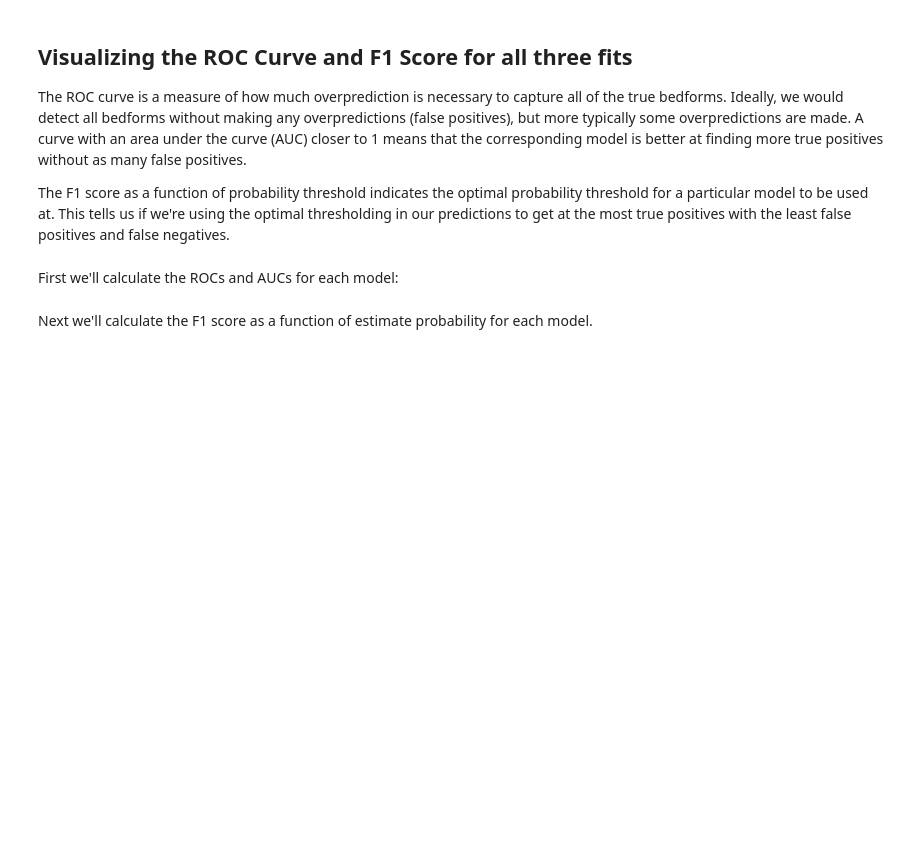
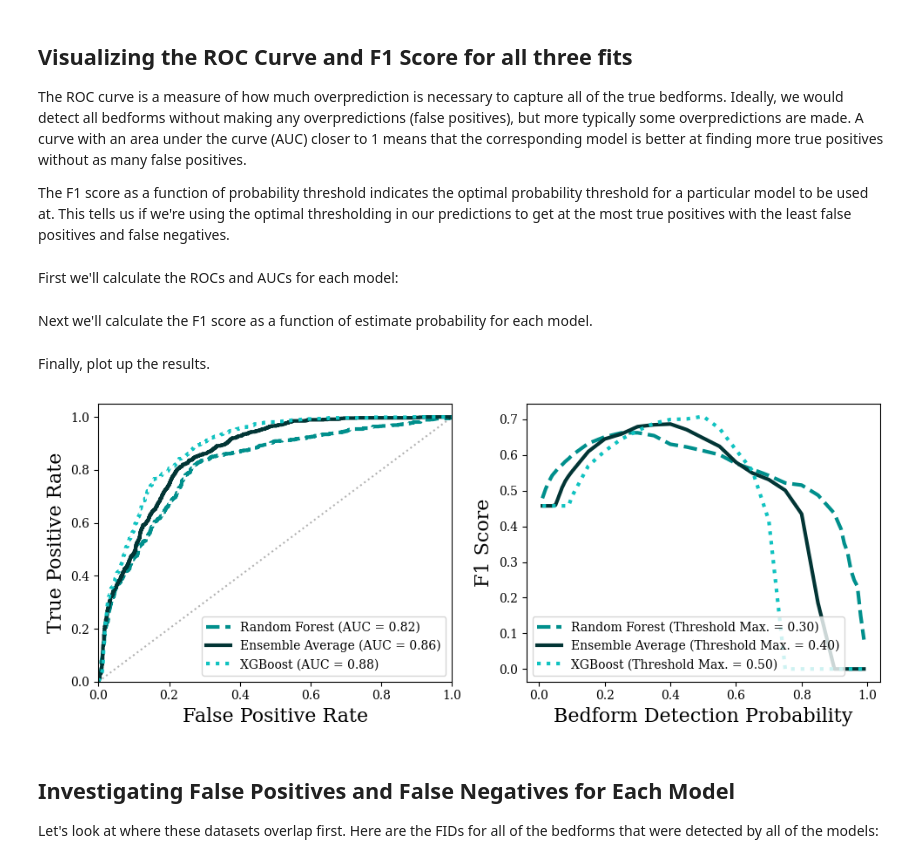
Before and after one commit to elliesch/bedfinder, a Jupyter notebook: newdata_applications.ipynb, the cells around one changed output. Cells and saved outputs as stored; diff of their text form; code cells hidden in the pictures; blank space fills up the shorter version.

Commit message:
Added overlapping datasets

```diff
--- a/newdata_applications.ipynb
+++ b/newdata_applications.ipynb
@@ -233,6 +233,8 @@ for idx in range(len(thresholds)):
     rf_f1s[idx] = f1_score(measured_bedforms, rf_thresh_arrays[idx])
     xgb_f1s[idx] = f1_score(measured_bedforms, xgb_thresh_arrays[idx])
     ens_f1s[idx] = f1_score(measured_bedforms, ens_thresh_arrays[idx])
+# %% [markdown]
+Finally, plot up the results.
 # %%
 plt.rcParams['font.family'] = 'DejaVu Serif'
 
@@ -245,34 +247,37 @@ axs[0].plot(fpr_rf, tpr_rf,
              label='Random Forest (AUC = %0.2f)' % roc_auc_rf)
 axs[0].plot(fpr_ens, tpr_ens,
              color='#023535', lw=3,
              label='Ensemble Average (AUC = %0.2f)' % roc_auc_ens)
 axs[0].plot(fpr_xgb, tpr_xgb,
              color='#0FC2C0', linestyle=':', lw=3,
              label='XGBoost (AUC = %0.2f)' % roc_auc_xgb)
 
 axs[0].plot([0, 1], [0, 1], color='k',
              linestyle=':', alpha=0.3)
 axs[0].set_xlim([0.0, 1.0])
 axs[0].set_ylim([0.0, 1.05])
 axs[0].set_xlabel('False Positive Rate', fontsize=16)
 axs[0].set_ylabel('True Positive Rate', fontsize=16)
 axs[0].legend(loc="lower right")
 
 # Right plot
 axs[1].plot(thresholds, rf_f1s,
              color='#008F8C', linestyle='--', lw=3,
              label='Random Forest (Threshold Max. = %0.2f)' % thresholds[np.argmax(rf_f1s)])
 axs[1].plot(thresholds, ens_f1s,
              color='#023535', lw=3,
              label='Ensemble Average (Threshold Max. = %0.2f)' % thresholds[np.argmax(ens_f1s)])
 axs[1].plot(thresholds, xgb_f1s,
              color='#0FC2C0', linestyle=':', lw=3,
              label='XGBoost (Threshold Max. = %0.2f)' % thresholds[np.argmax(xgb_f1s)])
-axs[1].legend()
+axs[1].legend(loc='lower left')
 axs[1].set_xlabel('Bedform Detection Probability', fontsize=16)
 axs[1].set_ylabel('F1 Score', fontsize=16)
-# axs[1].set_title('Optimal Probability Threshold', fontsize=16)
 
 plt.tight_layout()
-
-plt.savefig('figs/detection_threshold.pdf', format='pdf')
+# %% [output]
+[figure, added]
+# %% [markdown]
+## Investigating False Positives and False Negatives for Each Model
+
+Let's look at where these datasets overlap first. Here are the FIDs for all of the bedforms that were detected by all of the models:
```
Also changed, not shown: parts of 18 cells of this notebook.
